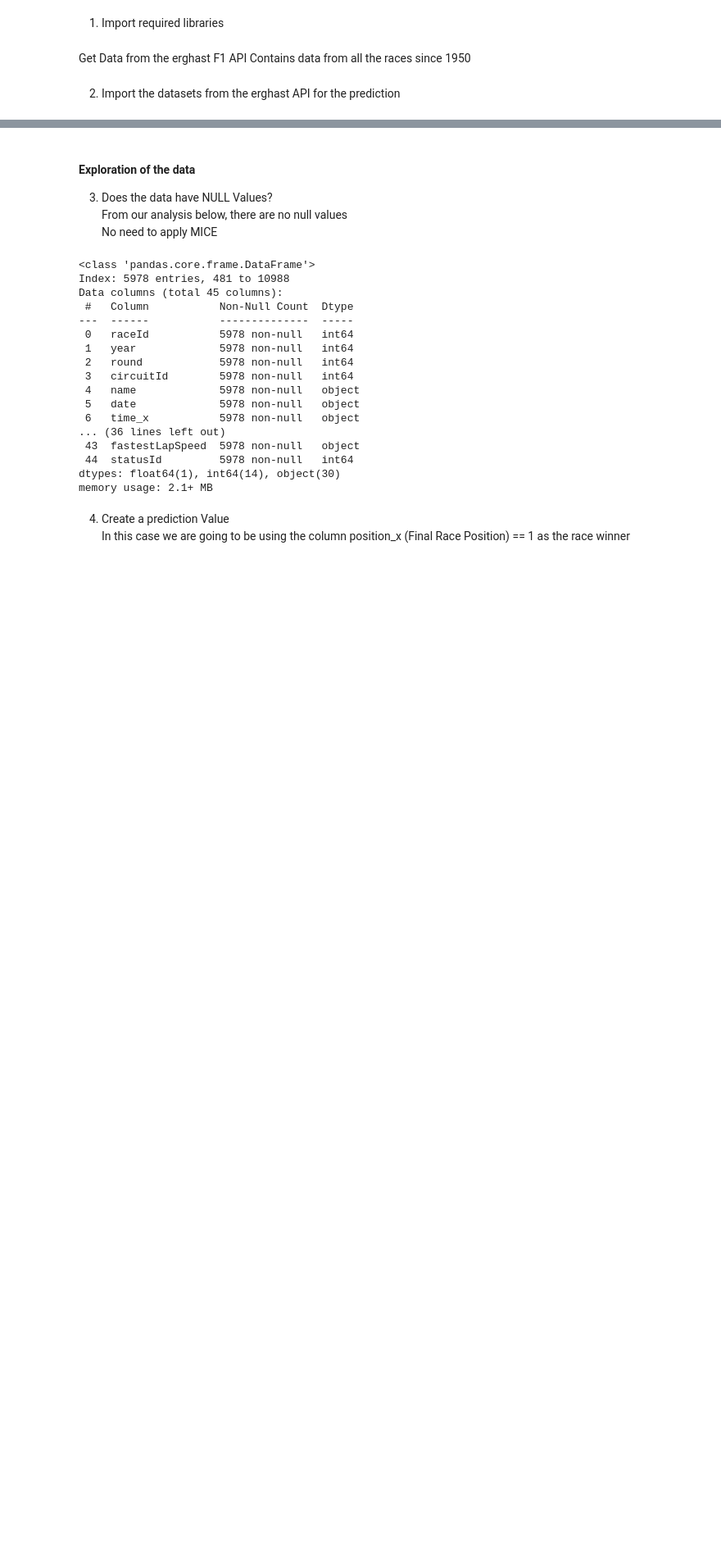
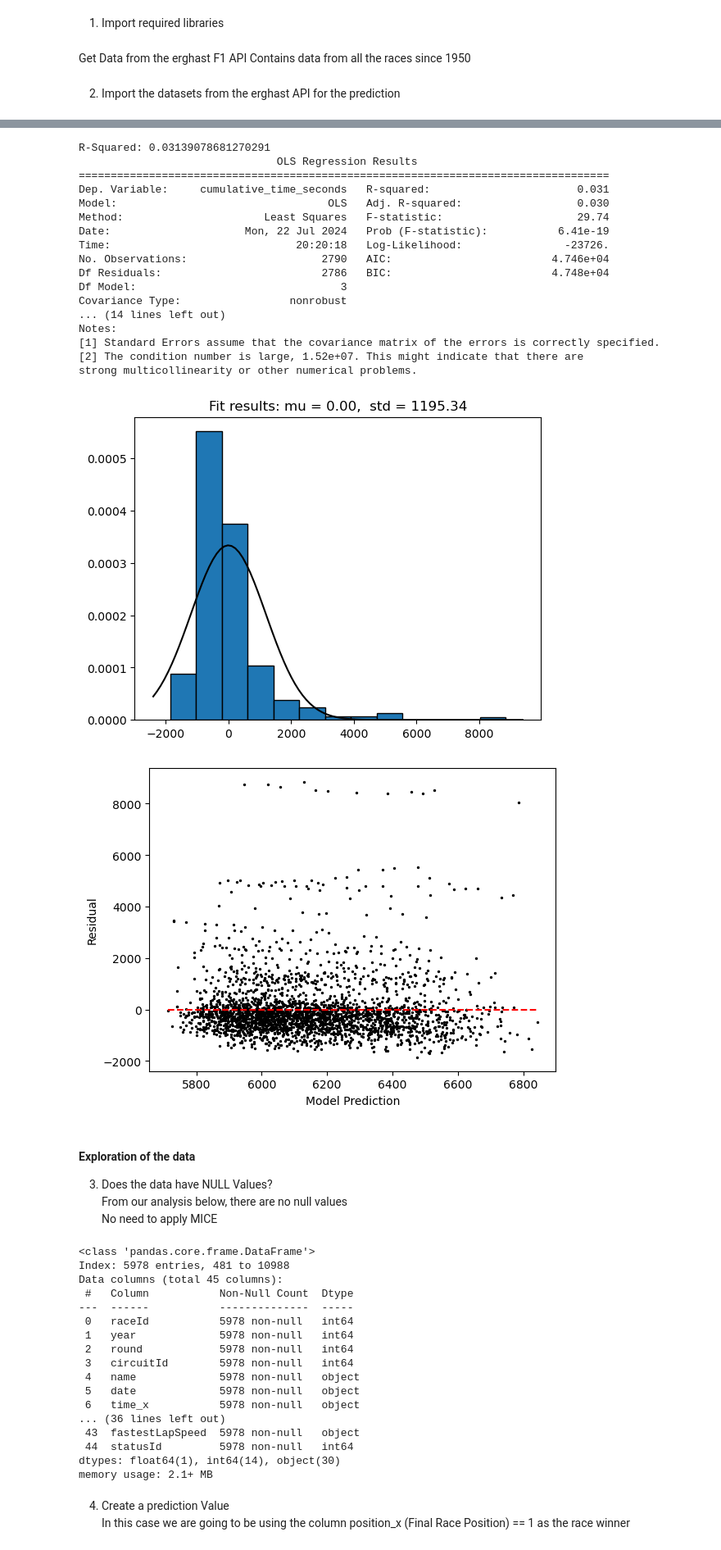
Before and after one commit to rameloa/School, a Jupyter notebook: 860AcquisitionManagementofData/Project/Code2.ipynb, the cells around one changed output, grey strips where cells are left out. Shown at 82% size. Saved outputs shown, nothing was run; the diff lists cells and outputs as text; code cells hidden in the pictures; blank space fills up the shorter version.

```diff
--- a/860AcquisitionManagementofData/Project/Code2.ipynb
+++ b/860AcquisitionManagementofData/Project/Code2.ipynb
@@ -44,7 +44,7 @@ df_new_merged = pd.merge(df_new_merged, circuits, on=['circuitId'], how='inner')
 # df_new_merged = pd.merge(df_new_merged, qualifying, on=['driverId','raceId'], how='inner')
 # df_new_merged = pd.merge(df_new_merged, lap_times, on=['driverId','raceId'], how='inner')
 
-condition1 = df_new_merged['year'] >= 2016
+condition1 = df_new_merged['year'] >= 2000
 condition2 = df_new_merged['year'] <= 2023
 df_new_merged1 = df_new_merged[condition1 & condition2 ]
 print(df_new_merged1.columns)
@@ -72,6 +72,11 @@ df_cleaned['cumulative_time_seconds'] = df_cleaned.groupby('raceId')['new_time_s
 df_cleaned = df_cleaned[['raceId','year','circuitRef','circuit_type','driverId','grid','cumulative_time_seconds']]
 
 df_cleaned[df_cleaned['raceId']== 950].sort_values(by=['raceId','grid'])
+
+# df_cleaned = df_cleaned[df_cleaned['circuitRef']== 'monaco']
+
+#Drop retired racers
+df_cleaned = df_cleaned.dropna()
 # %% [output]
 Index(['raceId', 'year', 'round', 'circuitId', 'name_x', 'date', 'time_x',
        'fp1_date', 'fp1_time', 'fp2_date', 'fp2_time', 'fp3_date', 'fp3_time',
@@ -109,3 +97,69 @@ See the caveats in the documentation: https://pandas.pydata.org/pandas-docs/stab
+# %%
+X = df_cleaned[['raceId','year','driverId','grid']].values
+y = df_cleaned['cumulative_time_seconds'].values
+
+from sklearn.model_selection import train_test_split
+X_train, X_test, y_train, y_test = train_test_split(X,y,train_size=0.95,random_state=0)
+
+'''
+Fitting data to a regression model requires two arguments, the training X
+values (independent variables) and the training y values (dependent variables.
+In general, most fit functions for models follow this format.
+'''
+reg = LinearRegression().fit(X_train, y_train)
+print("R-Squared:", reg.score(X_train, y_train))
+
+from statsmodels.formula.api import ols
+
+model = ols('cumulative_time_seconds ~ raceId+year+grid',df_cleaned).fit()
+print(model.summary())
+
+#Test for normality
+predicted_y = reg.predict(X_train)
+residuals = y_train - predicted_y
+
+from scipy.stats import norm
+mean, std = norm.fit(residuals)
+plt.hist(residuals, bins=13, edgecolor='black', density=True)
+xmin, xmax = plt.xlim()
+x = np.linspace(xmin, xmax, 100)
+p = norm.pdf(x, mean, std)
+plt.plot(x, p, color='black')
+title = "Fit results: mu = %.2f,  std = %.2f" % (mean, std)
+plt.title(title)
+plt.show()
+
+#Test for heteroskacticity
+#Residuals calculated by definition above.
+predicted_y = reg.predict(X_train)
+#Note we can perform element-wise subtraction between arrays like so
+residuals = y_train - predicted_y
+import matplotlib.pyplot as plt
+plt.scatter(predicted_y,residuals,s=2,c='black')
+plt.hlines(0,min(predicted_y),max(predicted_y),color='red',linestyles='dashed')
+plt.xlabel("Model Prediction")
+plt.ylabel("Residual")
+plt.show()
+# %% [output]
+R-Squared: 0.03139078681270291
+                               OLS Regression Results
+===================================================================================
+Dep. Variable:     cumulative_time_seconds   R-squared:                       0.031
+Model:                                 OLS   Adj. R-squared:                  0.030
+Method:                      Least Squares   F-statistic:                     29.74
+Date:                     Mon, 22 Jul 2024   Prob (F-statistic):           6.41e-19
+Time:                             20:20:18   Log-Likelihood:                -23726.
+No. Observations:                     2790   AIC:                         4.746e+04
+Df Residuals:                         2786   BIC:                         4.748e+04
+Df Model:                                3
+Covariance Type:                 nonrobust
+... (14 lines left out)
+Notes:
+[1] Standard Errors assume that the covariance matrix of the errors is correctly specified.
+[2] The condition number is large, 1.52e+07. This might indicate that there are
+strong multicollinearity or other numerical problems.
+[figure, added]
+[figure, added]
 # %% [markdown]
 #### Exploration of the data
 3. Does the data have NULL Values?
```
Also changed, not shown: parts of 2 cells of this notebook, 1 other file.
